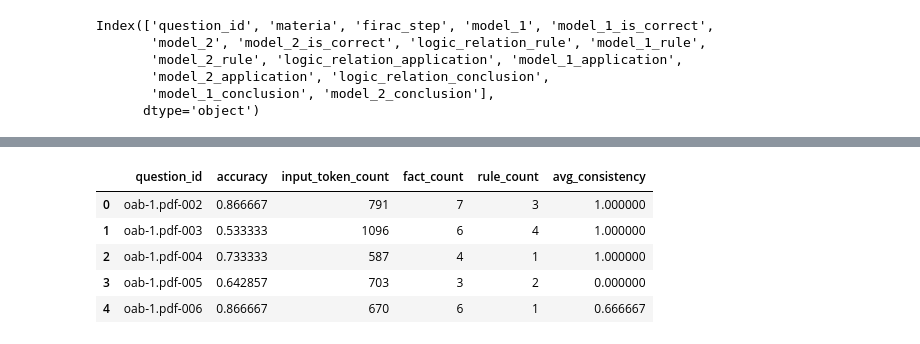
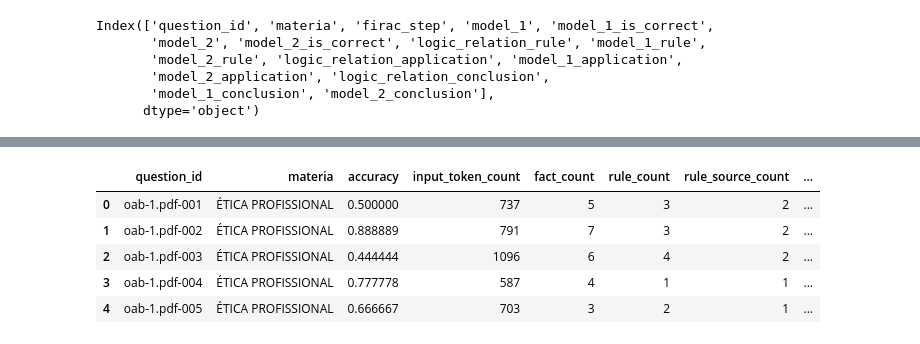
Before and after one commit to pcalais/law-cognitive-structure, a Jupyter notebook: notebooks/generate-statistics-pre-pca.ipynb, the cells around one changed output, grey strips where cells are left out. Drawn from its saved outputs; the diff is of its cells as text; code cells hidden in the pictures.

```diff
--- a/notebooks/generate-statistics-pre-pca.ipynb
+++ b/notebooks/generate-statistics-pre-pca.ipynb
@@ -1,6 +1,7 @@
 # %%
 from read_model_runs import read_model_runs
 
+# Ler dados completos
 question_long_df, model_wide_accuracy_df, question_wide_accuracy_df, firac_order, model_order = read_model_runs('../data/processed/model-runs')
 
 # Filtrar apenas as linhas em português
@@ -13,12 +14,14 @@ print('model_order', model_order)
 
 question_long_df = question_long_df[
     question_long_df["model_name"].str.contains("gemma", case=False, na=False) &
-    ~question_long_df["model_name"].str.contains("gemma-3n", case=False, na=False)
+    ~question_long_df["model_name"].str.contains("gemma-3n-", case=False, na=False)
 ]
 
 question_long_df = question_long_df[question_long_df["firac"].ne("F____")]
-question_long_df = question_long_df[question_long_df["firac"].ne("unstructured")]
-
+#question_long_df = question_long_df[question_long_df["firac"].ne("unstructured")]
+#question_long_df = question_long_df.dropna()
 
 question_long_df.head(1)
+
+question_long_df[question_long_df.materia == 'FILOSOFIA'].head()
 # %% [output]
@@ -35,15 +165,17 @@ model_order ['gemini-2.0-flash-lite', 'gemini-2.5-flash-lite', 'gemma-3-27b-it',
 
 import pandas as pd
 
+
 question_counts_df = (
     question_long_df
-        .groupby("question_id", as_index=False)
+        .groupby(["question_id", "materia"], as_index=False)
         .agg(
             accuracy=("is_correct", "mean"),
             input_token_count=("input_token_count", "first"),
           #  output_token_count=("output_token_count", "mean"),
             fact_count=("fact_count", "first"),
             rule_count=("rule_count", "first"),
+            rule_source_count=("rule_source_count", "first"),
         )
 )
 
@@ -58,8 +190,10 @@ question_counts_df.head()
 # %%
 import pandas as pd
 
+question_long_categorical_df = question_long_df.copy()
+
 # 1. Cria coluna temporária que garante que cada FIRAC esteja na mesma ordem da lista firac_order
-question_long_df["firac"] = pd.Categorical(
+question_long_categorical_df["firac"] = pd.Categorical(
     question_long_df["firac"],
     categories=firac_order,
     ordered=True
@@ -67,7 +201,7 @@ question_long_df["firac"] = pd.Categorical(
 
 # 2. Pivot para ter 1 coluna por FIRAC e valores 0/1 de is_correct
 pivot = (
-    question_long_df
+    question_long_categorical_df
     .pivot_table(
         index=["model_name", "question_id"],
         columns="firac",
@@ -204,24 +338,29 @@ nli_stats_df.head()
 | 3 | oab-1.pdf-005 | 0 | 1 | 0 | 1 | ... |
 | 4 | oab-1.pdf-006 | 0 | 1 | 0 | 0 | ... |
 # %%
-question_agg_df = question_counts_df.merge(
-    question_consistency_df,
-    on="question_id",
-    how="left"
+question_agg_df = (
+    question_counts_df
+    .merge(
+        question_consistency_df,
+        on="question_id",
+        how="left"
+    )
+    .merge(
+        nli_stats_df,
+        on="question_id",
+        how="left"
+    )
+    .reset_index(drop=True)
 )
 
-question_agg_df = question_agg_df.reset_index()
-question_agg_df = question_agg_df.drop(columns=["index"])
-
-
 question_agg_df.head()
 # %% [output]
-|  | question_id | accuracy | input_token_count | fact_count | rule_count | avg_consistency |
-| 0 | oab-1.pdf-002 | 0.866667 | 791 | 7 | 3 | 1.000000 |
-| 1 | oab-1.pdf-003 | 0.533333 | 1096 | 6 | 4 | 1.000000 |
-| 2 | oab-1.pdf-004 | 0.733333 | 587 | 4 | 1 | 1.000000 |
-| 3 | oab-1.pdf-005 | 0.642857 | 703 | 3 | 2 | 0.000000 |
-| 4 | oab-1.pdf-006 | 0.866667 | 670 | 6 | 1 | 0.666667 |
+|  | question_id | materia | accuracy | input_token_count | fact_count | rule_count | rule_source_count | ... |
+| 0 | oab-1.pdf-001 | ÉTICA PROFISSIONAL | 0.500000 | 737 | 5 | 3 | 2 | ... |
+| 1 | oab-1.pdf-002 | ÉTICA PROFISSIONAL | 0.888889 | 791 | 7 | 3 | 2 | ... |
+| 2 | oab-1.pdf-003 | ÉTICA PROFISSIONAL | 0.444444 | 1096 | 6 | 4 | 2 | ... |
+| 3 | oab-1.pdf-004 | ÉTICA PROFISSIONAL | 0.777778 | 587 | 4 | 1 | 1 | ... |
+| 4 | oab-1.pdf-005 | ÉTICA PROFISSIONAL | 0.666667 | 703 | 3 | 2 | 1 | ... |
 # %%
 question_agg_df.columns
 # %% [output]
```
Also changed, not shown: parts of 17 cells of this notebook.
